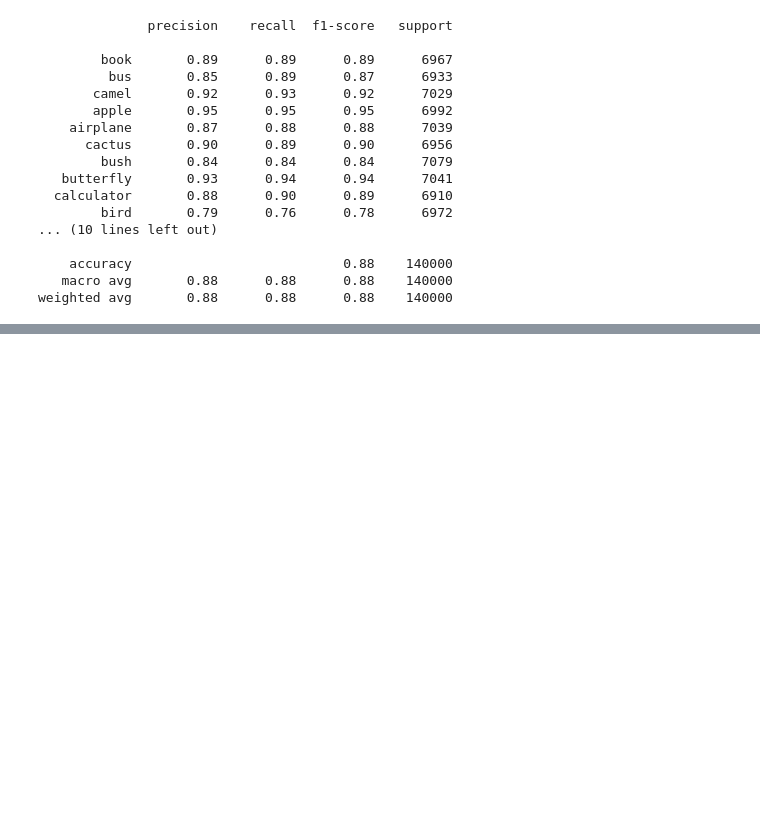
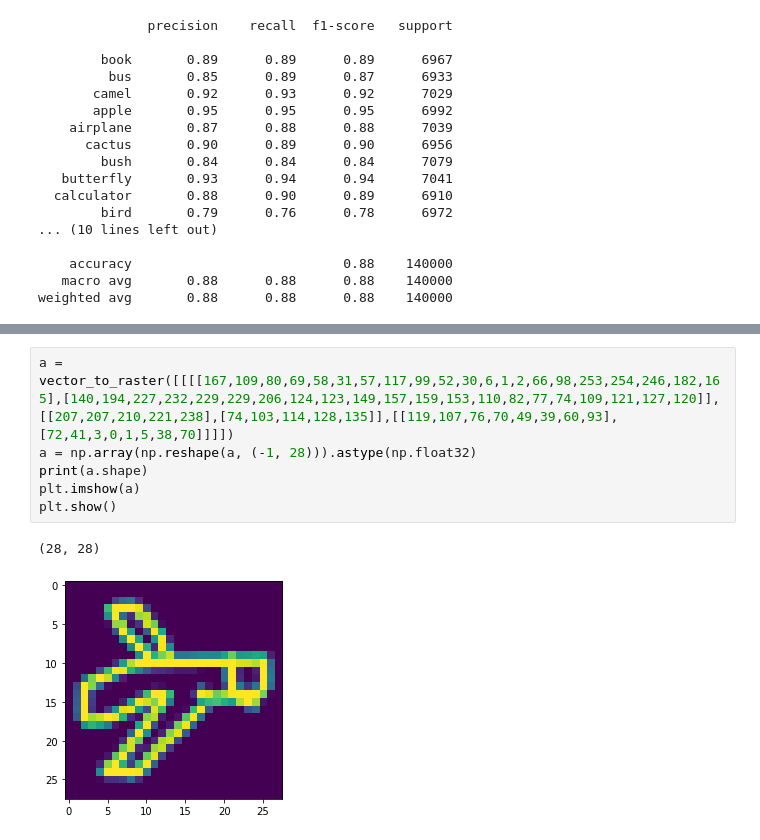
Before and after one commit to gabrielzezze/drawing-guesser, a Jupyter notebook: model/Projeto_GabrielZezze_PedroLuizV3.ipynb, the cells around one changed output, grey strips where cells are left out. Drawn from its saved outputs; the diff is of its cells as text; blank space fills up the shorter version.

```diff
--- a/model/Projeto_GabrielZezze_PedroLuizV3.ipynb
+++ b/model/Projeto_GabrielZezze_PedroLuizV3.ipynb
@@ -223,3 +274,12 @@ weighted avg       0.88      0.88      0.88    140000
+# %%
+a = vector_to_raster([[[[167,109,80,69,58,31,57,117,99,52,30,6,1,2,66,98,253,254,246,182,165],[140,194,227,232,229,229,206,124,123,149,157,159,153,110,82,77,74,109,121,127,120]],[[207,207,210,221,238],[74,103,114,128,135]],[[119,107,76,70,49,39,60,93],[72,41,3,0,1,5,38,70]]]])
+a = np.array(np.reshape(a, (-1, 28))).astype(np.float32)
+print(a.shape)
+plt.imshow(a)
+plt.show()
+# %% [output]
+(28, 28)
+[figure, added]
 # %% [markdown]
 <a style='text-decoration:none;line-height:16px;display:flex;color:#5B5B62;padding:10px;justify-content:end;' href='https://deepnote.com?utm_source=created-in-deepnote-cell&projectId=e835f976-84f1-4f23-95fa-ef4e96b3c72d' target="_blank">
 <img alt='Created in deepnote.com' style='display:inline;max-height:16px;margin:0px;margin-right:7.5px;' src='embedded-picture-1' > </img>
```
Also changed, not shown: parts of 2 cells of this notebook, 5 other files.
